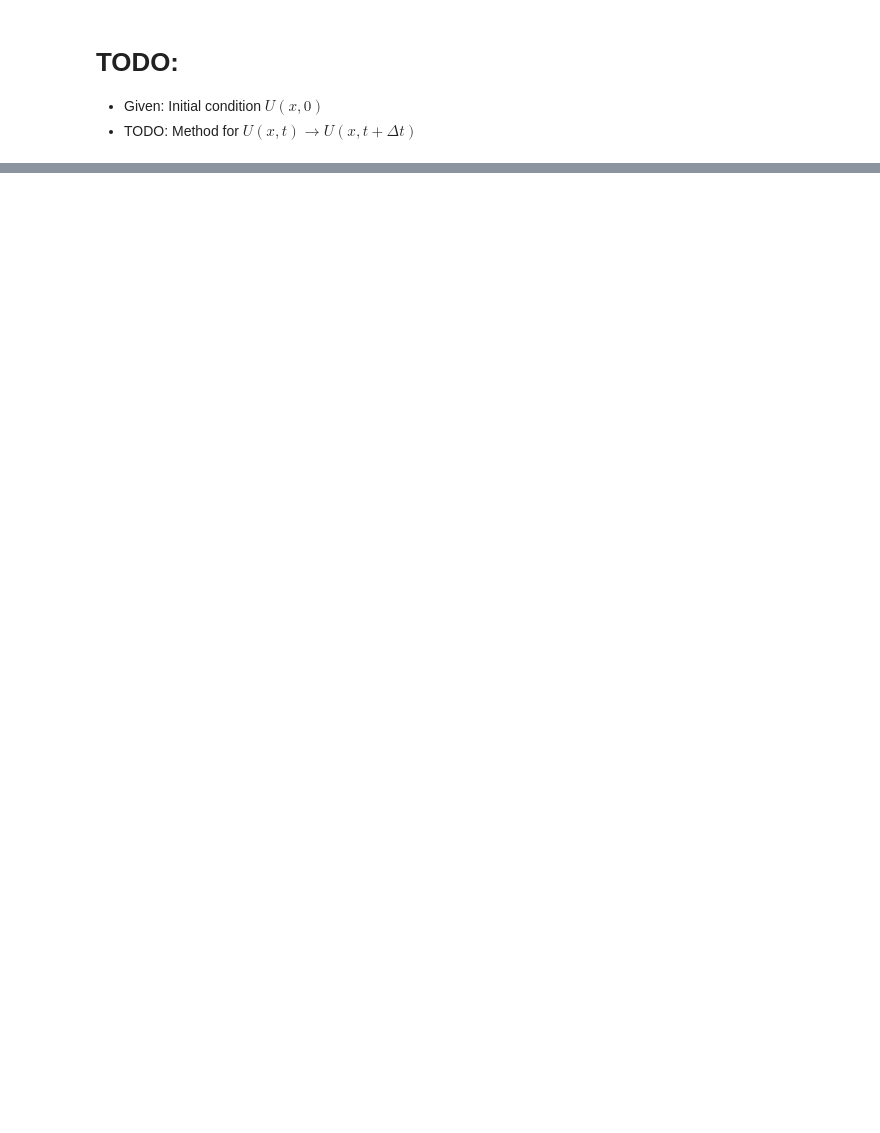
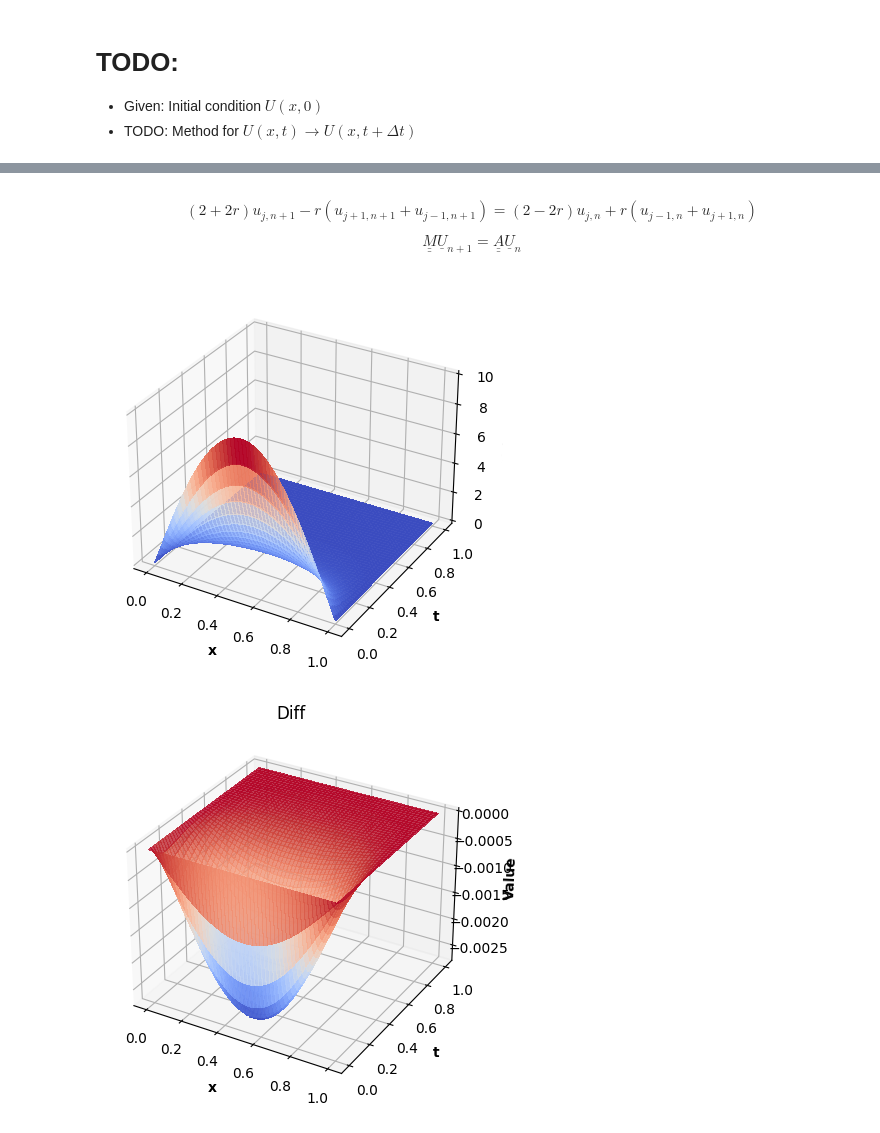
Before and after one commit to QuantCourseBP/QuantCourseBP, a Jupyter notebook: Lectures/Finite_method_intro/Finite_difference_method_intro.ipynb, the cells around one changed output, grey strips where cells are left out. Saved outputs shown, nothing was run; the diff lists cells and outputs as text; code cells hidden in the pictures; blank space fills up the shorter version.

Commit message:
Finish CN on Heat equation

```diff
--- a/Lectures/Finite_method_intro/Finite_difference_method_intro.ipynb
+++ b/Lectures/Finite_method_intro/Finite_difference_method_intro.ipynb
@@ -233,0 +275,26 @@ $$\left(2+2r\right) u_{j,n+1} - r(u_{j+1, n+1}-u_{j-1, n+1}) = (2-2r)u_{j,n}+ru_
+# %% [markdown]
+$$\left(2+2r\right) u_{j,n+1} - r(u_{j+1, n+1}+u_{j-1, n+1}) = (2-2r)u_{j,n}+r(u_{j-1, n}+u_{j+1, n}) $$
+
+$$\underline{\underline{M}}\underline{U}_{n+1}=\underline{\underline{A}}\underline{U}_{n}$$
+# %%
+x_step = 100
+t_step = 100
+
+cn = get_my_heat_grid(x_step, t_step)
+cn_grid = cn["grid"]
+cn_dx = cn["dx"]
+cn_dt = cn["dt"]
+cn_r = cn_dt/cn_dx**2.
+
+
+cn_M = np.diag([2+2*cn_r]*(x_step-2))- cn_r*(np.diag([1.]*(x_step-3), -1)+np.diag([1.]*(x_step-3), +1))
+cn_A = np.diag([2-2*cn_r]*x_step)    + cn_r*(np.diag([1.]*(x_step-1), -1)+np.diag([1.]*(x_step-1), +1))
+
+for n in range(1, t_step):
+    au = np.dot(cn_A, cn_grid[:,n-1])
+    cn_grid[1:-1,n] = linalg.solve(cn_M, au[1:-1], assume_a='sym')
+# %%
+plot_2d((0, 1, x_step), (0, 1, t_step), analytic_func=heat_simple_solution, grid_values=cn_grid.T, z_lim=(0,10.))
+# %% [output]
+[figure, added]
+[figure, added]
```
Also changed, not shown: parts of 14 cells of this notebook.
